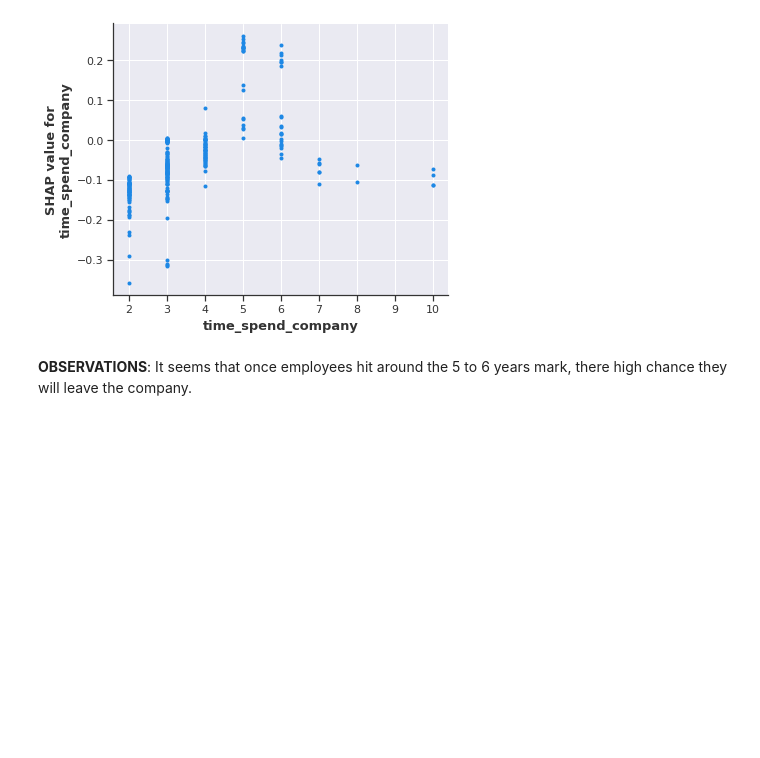
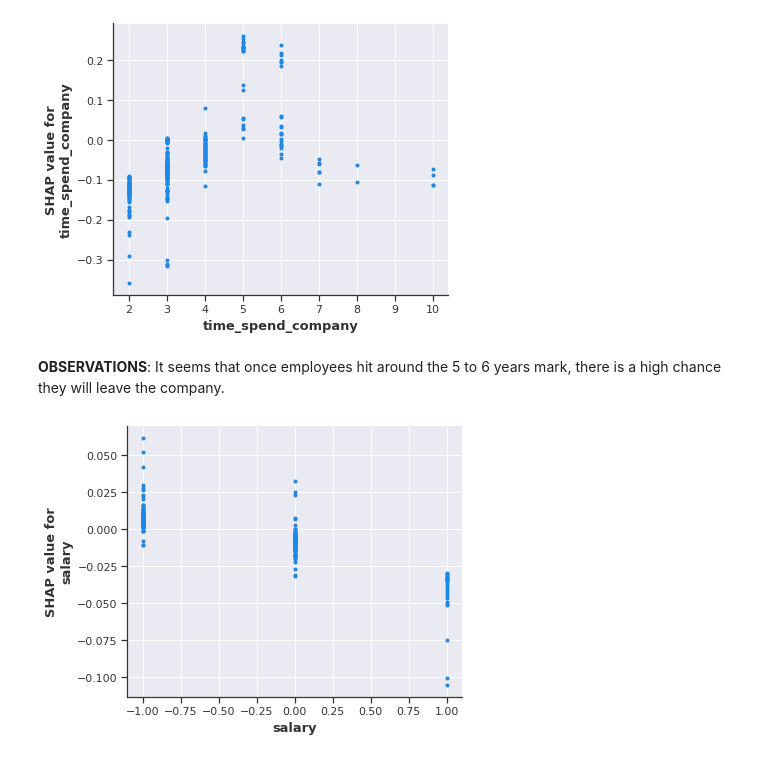
Before and after one commit to anthonyckleung/HR-Churn-Analysis, a Jupyter notebook: hr_churn_classification.ipynb, the cells around one changed output. Drawn from its saved outputs; the diff is of its cells as text; code cells hidden in the pictures; blank space fills up the shorter version.

Commit message:
Additional shap analysis added

```diff
--- a/hr_churn_classification.ipynb
+++ b/hr_churn_classification.ipynb
@@ -332,4 +332,13 @@ shap.dependence_plot('time_spend_company',
 # %% [output]
 [figure]
 # %% [markdown]
-**OBSERVATIONS**: It seems that once employees hit around the 5 to 6 years mark, there high chance they will leave the company.
+**OBSERVATIONS**: It seems that once employees hit around the 5 to 6 years mark, there is a high chance they will leave the company.
+# %%
+shap.dependence_plot('salary',
+                     shap_values[1],
+                     features = X_shap,
+                     feature_names = feat_columns,
+                     interaction_index = None,
+                     )
+# %% [output]
+[figure, added]
```
Also changed, not shown: parts of 6 cells of this notebook.
